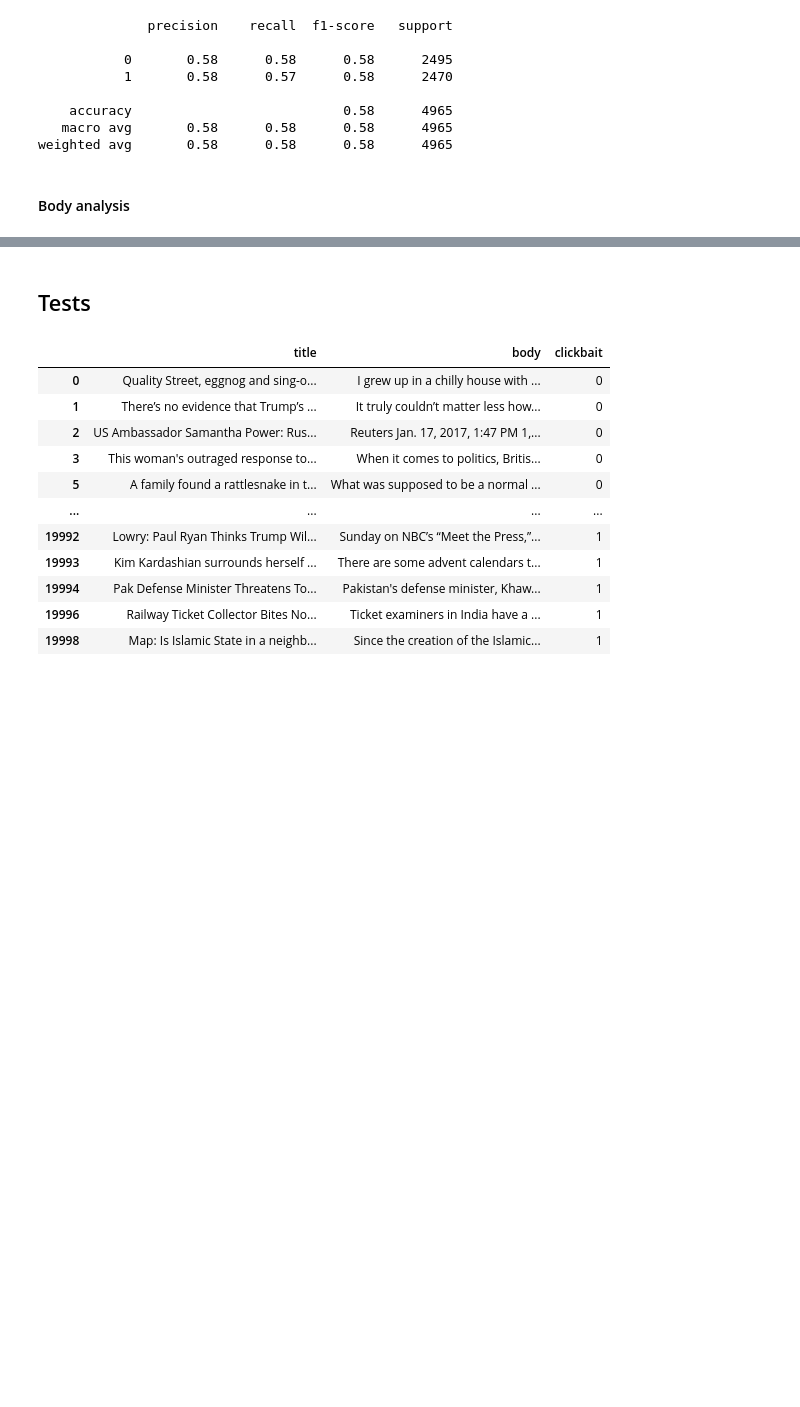
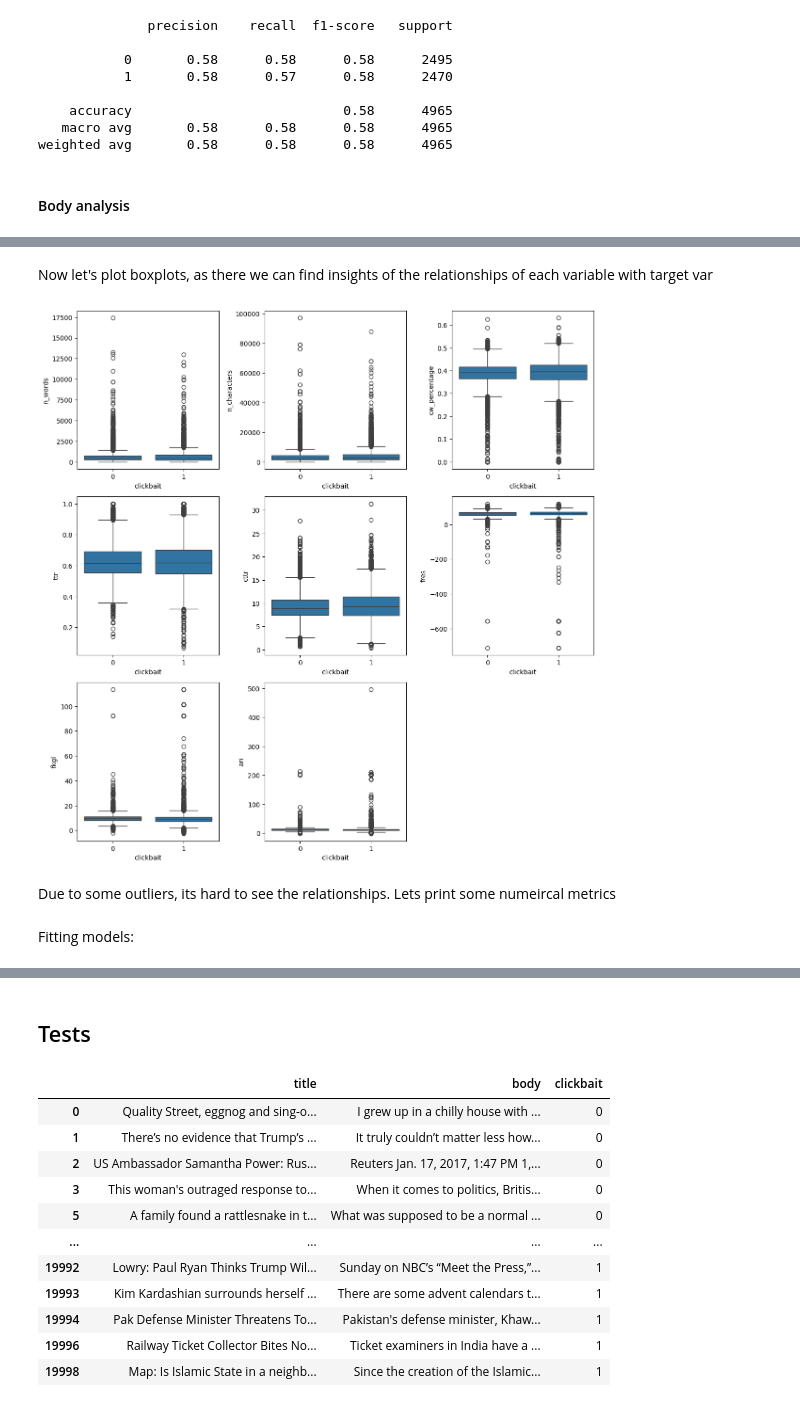
Before and after one commit to matkubita/ClickbaitDetectionThesis, a Jupyter notebook: 8-Informativeness-Measures.ipynb, the cells around one changed output, grey strips where cells are left out. Drawn from its saved outputs; the diff is of its cells as text; code cells hidden in the pictures; blank space fills up the shorter version.

```diff
--- a/8-Informativeness-Measures.ipynb
+++ b/8-Informativeness-Measures.ipynb
@@ -356,0 +378,14 @@ weighted avg       0.58      0.58      0.58      4965
+# %% [markdown]
+Now let's plot boxplots, as there we can find insights of the relationships of each variable with target var
+# %%
+plt.figure(figsize=(12,12))
+columns = body_metrics.columns.to_list()[3:]
+for i, col in enumerate(columns):
+    plt.subplot(3, 3, i+1)
+    sns.boxplot(x='clickbait', y=col, data=body_metrics)
+plt.tight_layout()
+plt.show()
+# %% [output]
+[figure, added]
+# %% [markdown]
+Due to some outliers, its hard to see the relationships. Lets print some numeircal metrics
@@ -356,0 +394,2 @@ weighted avg       0.58      0.58      0.58      4965
+# %% [markdown]
+Fitting models:
```
Also changed, not shown: parts of 14 cells of this notebook.
